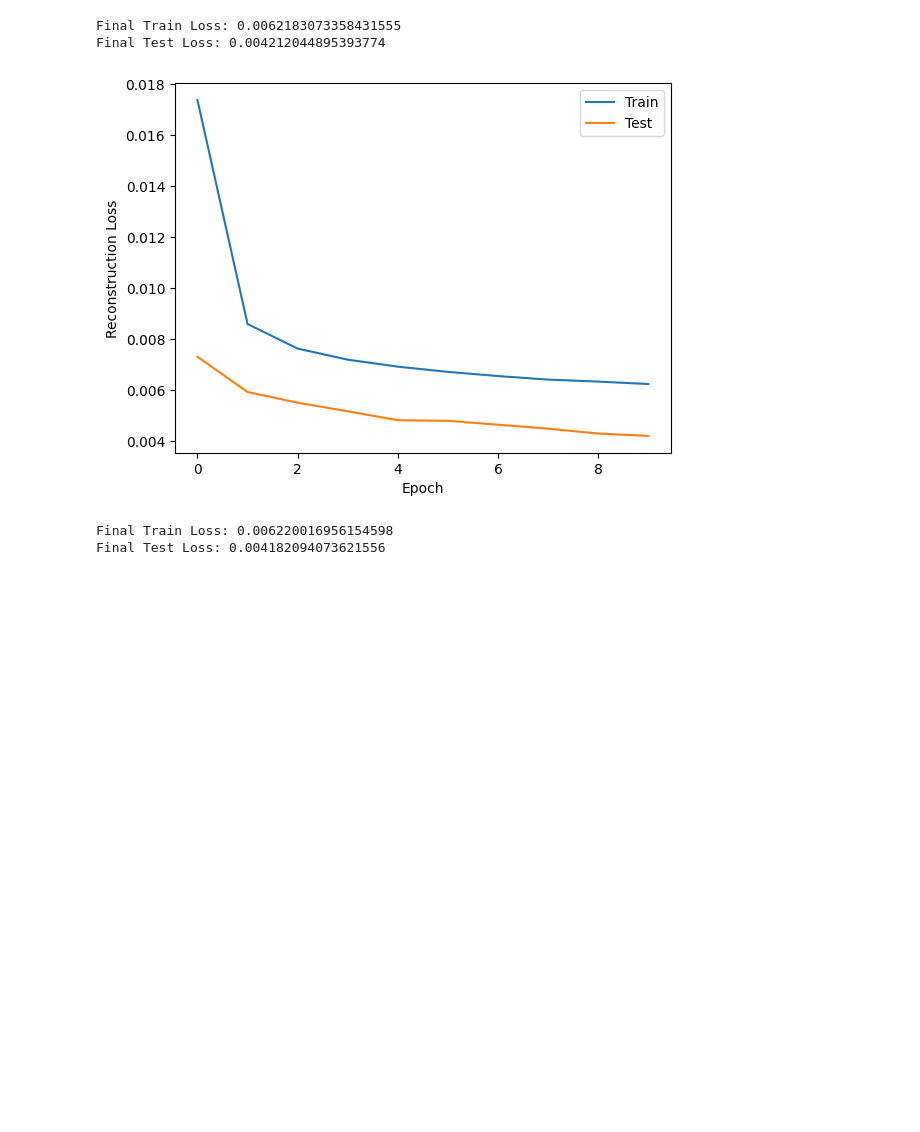
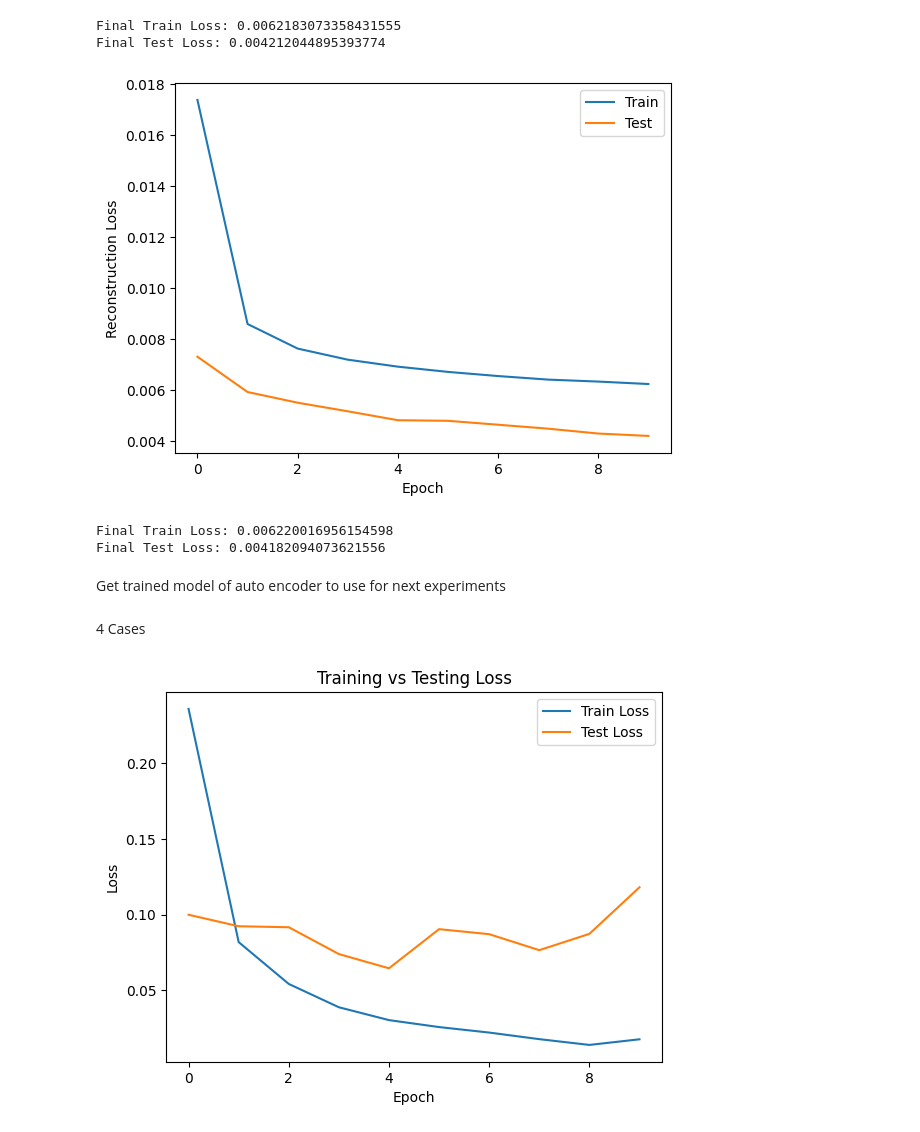
Before and after one commit to yashc73080/CS462-Deep-Learning, a Jupyter notebook: HW2/features_unsupervised_and_transfer_learning.ipynb, the cells around one changed output. Saved outputs shown, nothing was run; the diff lists cells and outputs as text; code cells hidden in the pictures; blank space fills up the shorter version.

```diff
--- a/HW2/features_unsupervised_and_transfer_learning.ipynb
+++ b/HW2/features_unsupervised_and_transfer_learning.ipynb
@@ -46,6 +46,7 @@ class Encoder(nn.Module):
     if dropout_prob > 0:
       layers.append(nn.Dropout(dropout_prob))
 
+    self.k = bottleneck_k
     layers.append(nn.Linear(enc_hidden, bottleneck_k))
 
     self.encoder = nn.Sequential(*layers)
@@ -319,3 +320,10 @@ print(f'Final Test Loss: {test_losses[-1]}')
 [figure]
 Final Train Loss: 0.006220016956154598
 Final Test Loss: 0.004182094073621556
+# %% [markdown]
+Get trained model of auto encoder to use for next experiments
+# %%
+autoencoder300 = AutoEncoder(in_out_size=784, enc_hidden=1000, dec_hidden=1000, bottleneck_k=300, device=device)
+train_losses, test_losses = train_test_autoencoder(autoencoder300, mnist_train_loader, mnist_test_loader, epochs=10, lr=0.001, plot=False, device=device)
+
+trained_encoder = autoencoder300.encoder
@@ -321,0 +417,10 @@ Final Test Loss: 0.004182094073621556
+# %% [markdown]
+4 Cases
+# %%
+# 1. Random encoder, train all
+classifer1, train_losses1, test_losses1 = train_test_classifier(mnist_train_loader, mnist_test_loader, pretrained_encoder=None, freeze_encoder=False, plot=True)
+
+print(f'Final Train Loss: {train_losses1[-1]}')
+print(f'Final Test Loss: {test_losses1[-1]}')
+# %% [output]
+[figure, added]
```
Also changed, not shown: parts of 5 cells of this notebook.
